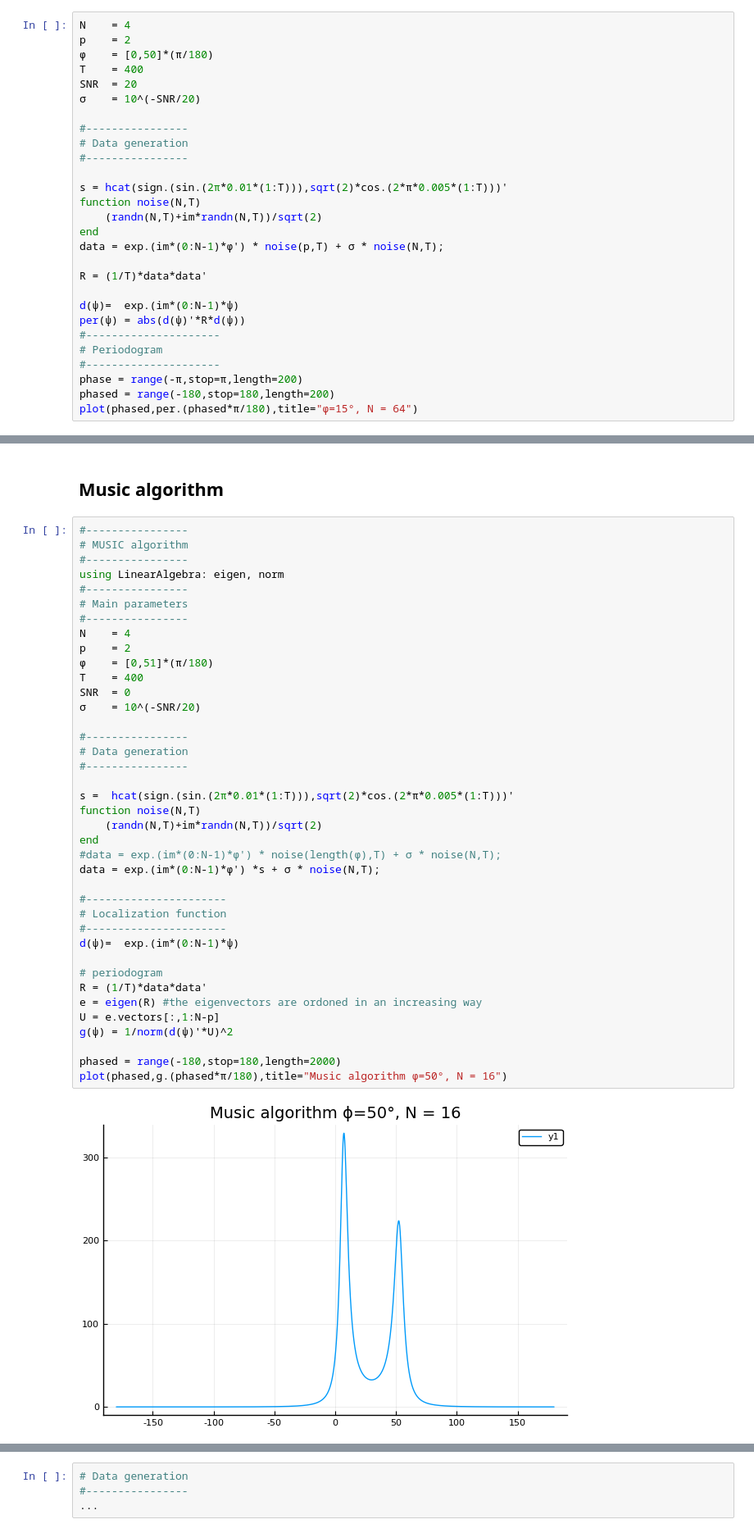
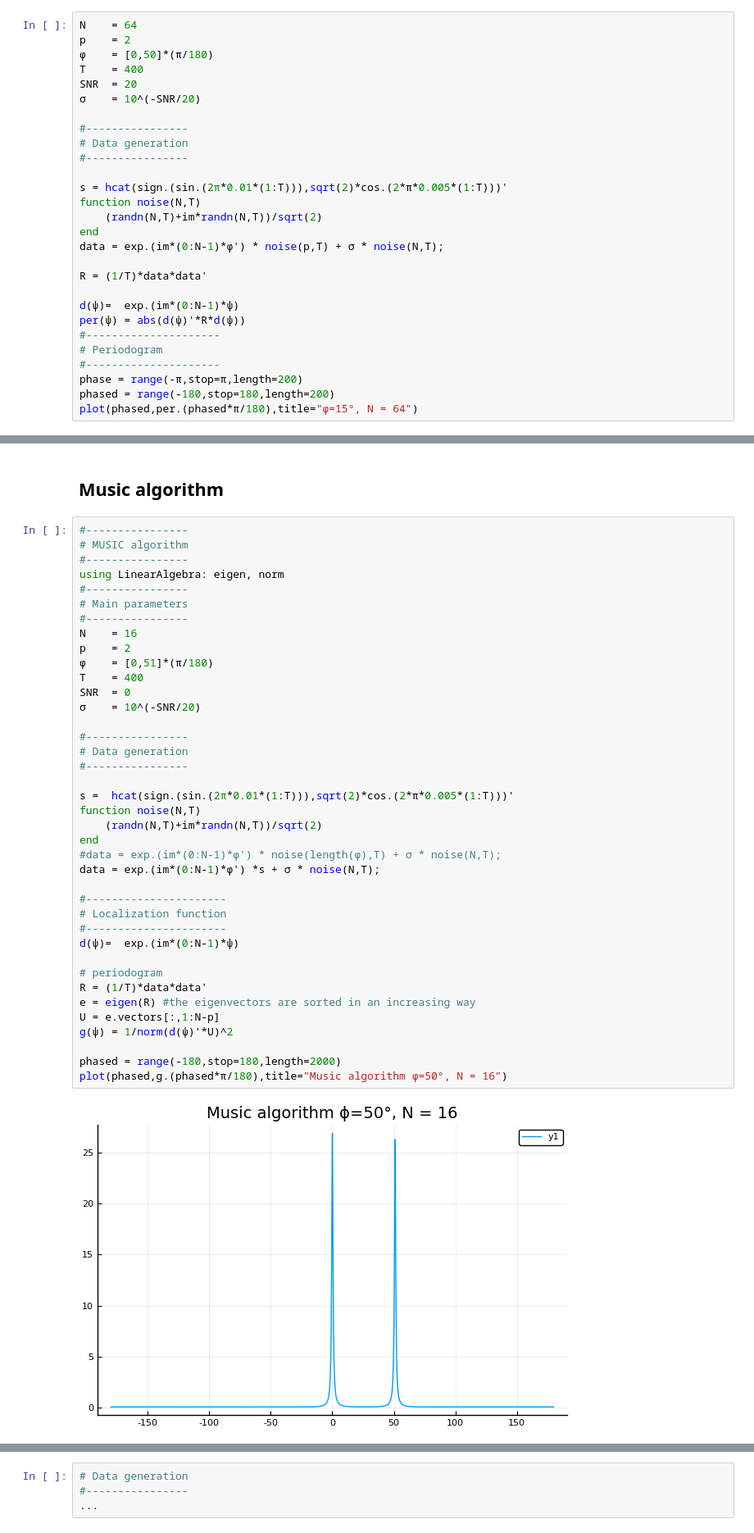
Before and after one commit to gonzaq94/Numerical-Methods-projects, a Jupyter notebook: Source localization.ipynb, the cells around one changed output, grey strips where cells are left out. Shown: that part at 82% size. Drawn from its saved outputs; the diff is of its cells as text.

```diff
--- a/Source localization.ipynb
+++ b/Source localization.ipynb
@@ -135,7 +135,7 @@ plot(phased,per.(phased*π/180),title="ϕ=15°, N = 32")
 # %% [output]
 [figure]
 # %%
-N    = 4
+N    = 64
 p    = 2
 ϕ    = [0,50]*(π/180)
 T    = 400
@@ -174,39 +174,39 @@ using LinearAlgebra: eigen, norm
 #----------------
 # Main parameters
 #----------------
-N    = 4
+N    = 16
 p    = 2
 ϕ    = [0,51]*(π/180)
 T    = 400
 SNR  = 0
 σ    = 10^(-SNR/20)
 
 #----------------
 # Data generation
 #----------------
 
 s =  hcat(sign.(sin.(2π*0.01*(1:T))),sqrt(2)*cos.(2*π*0.005*(1:T)))'
 function noise(N,T)
     (randn(N,T)+im*randn(N,T))/sqrt(2)
 end
 #data = exp.(im*(0:N-1)*ϕ') * noise(length(ϕ),T) + σ * noise(N,T);
 data = exp.(im*(0:N-1)*ϕ') *s + σ * noise(N,T);
 
 #----------------------
 # Localization function
 #----------------------
 d(ψ)=  exp.(im*(0:N-1)*ψ)
 
 # periodogram
 R = (1/T)*data*data'
-e = eigen(R) #the eigenvectors are ordoned in an increasing way
+e = eigen(R) #the eigenvectors are sorted in an increasing way
 U = e.vectors[:,1:N-p]
 g(ψ) = 1/norm(d(ψ)'*U)^2
 
 phased = range(-180,stop=180,length=2000)
 plot(phased,g.(phased*π/180),title="Music algorithm ϕ=50°, N = 16")
 # %% [output]
-[figure, old version]
+[figure, new version]
 # %% [markdown]
 ##  <span style="color:#00B8DE"> II - Denoising via Principal Component Analysis (PCA) </span><a name="PCA-denoising"></a>
 [Table of contents](#table-of-contents)
```
Also changed, not shown: parts of 1 cell of this notebook.
